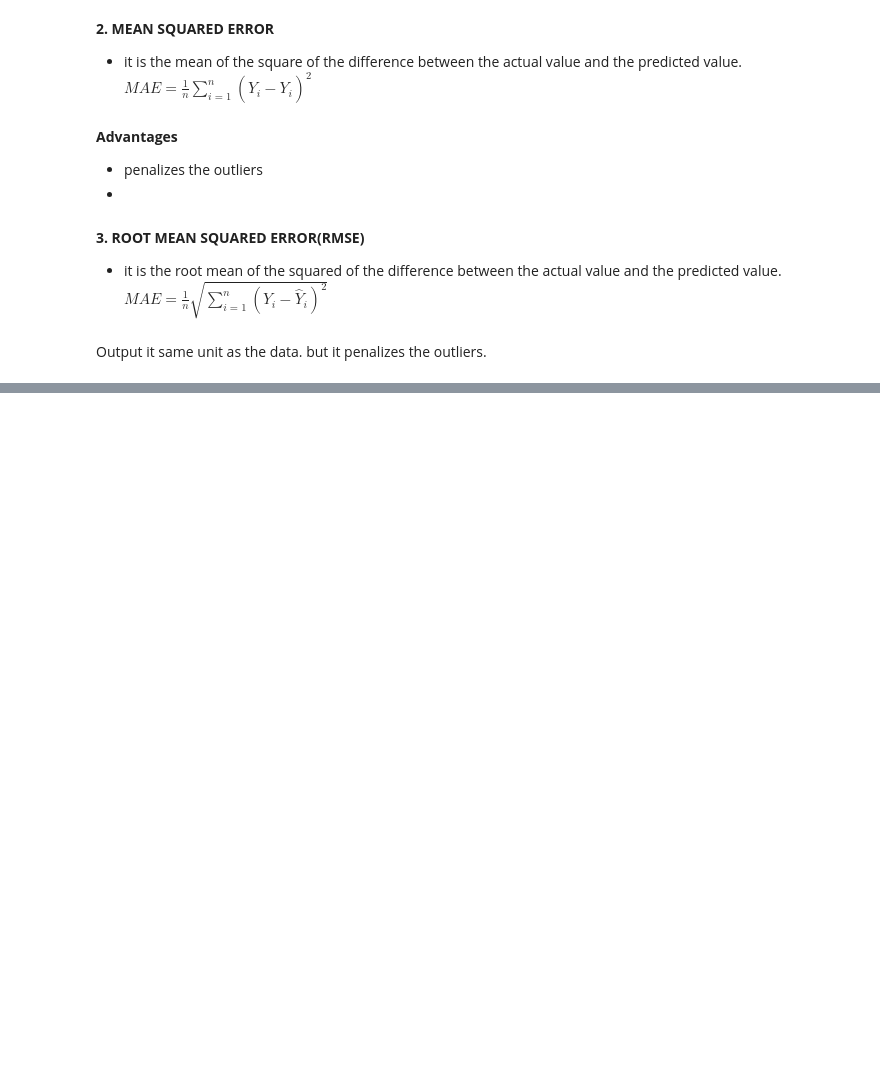
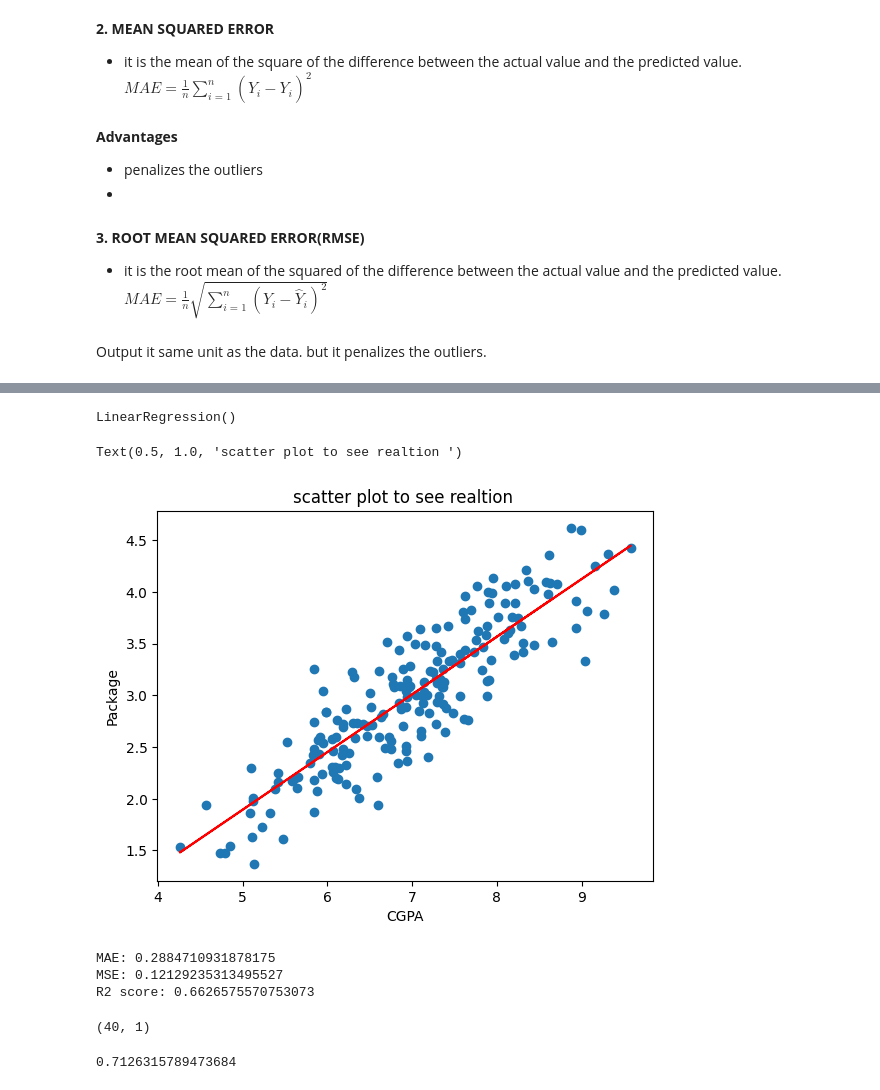
Before and after one commit to khanalasmit/machinelearning, a Jupyter notebook: 31-regression-metrics/metrics.ipynb, the cells around one changed output, grey strips where cells are left out. Drawn from its saved outputs; the diff is of its cells as text; code cells hidden in the pictures; blank space fills up the shorter version.

```diff
--- a/31-regression-metrics/metrics.ipynb
+++ b/31-regression-metrics/metrics.ipynb
@@ -32,0 +53,2 @@ $MAE = \frac{1}{n} \sum_{i=1}^n \left| Y_i - \hat{Y}_i \right|$
+# %%
+data=pd.read_csv('C:/Users/Acer/OneDrive/Documents/MACLEARNING/machinelearning/data/placement.csv')
@@ -32,0 +64,3 @@ $MAE = \frac{1}{n} \sum_{i=1}^n \left| Y_i - \hat{Y}_i \right|$
+# %%
+X=data[['cgpa']]
+Y=data['package']
@@ -32,0 +69,2 @@ $MAE = \frac{1}{n} \sum_{i=1}^n \left| Y_i - \hat{Y}_i \right|$
+# %%
+x_train,x_test,y_train,y_test=train_test_split(X,Y,test_size=0.2,random_state=2)
@@ -32,0 +89,14 @@ $MAE = \frac{1}{n} \sum_{i=1}^n \left| Y_i - \hat{Y}_i \right|$
+# %%
+lr=LinearRegression()
+lr.fit(x_train,y_train)
+# %% [output]
+LinearRegression()
+# %%
+plt.scatter(data['cgpa'],data['package'])
+plt.plot(x_train,lr.predict(x_train),color='red')
+plt.xlabel('CGPA')
+plt.ylabel('Package')
+plt.title('scatter plot to see realtion ')
+# %% [output]
+Text(0.5, 1.0, 'scatter plot to see realtion ')
+[figure, added]
@@ -32,0 +105,18 @@ $MAE = \frac{1}{n} \sum_{i=1}^n \left| Y_i - \hat{Y}_i \right|$
+# %%
+y_pred=lr.predict(x_test)
+print('MAE:',mean_absolute_error(y_pred,y_test))
+print('MSE:',mean_squared_error(y_pred,y_test))
+print('R2 score:',r2_score(y_pred,y_test))
+# %% [output]
+MAE: 0.2884710931878175
+MSE: 0.12129235313495527
+R2 score: 0.6626575570753073
+# %%
+x_test.shape
+# %% [output]
+(40, 1)
+# %%
+#adjusted r2 score
+1-((1-0.72)*(40-1))/(40-1-1)
+# %% [output]
+0.7126315789473684
```
Also changed, not shown: parts of 19 cells of this notebook, 1 other file.
